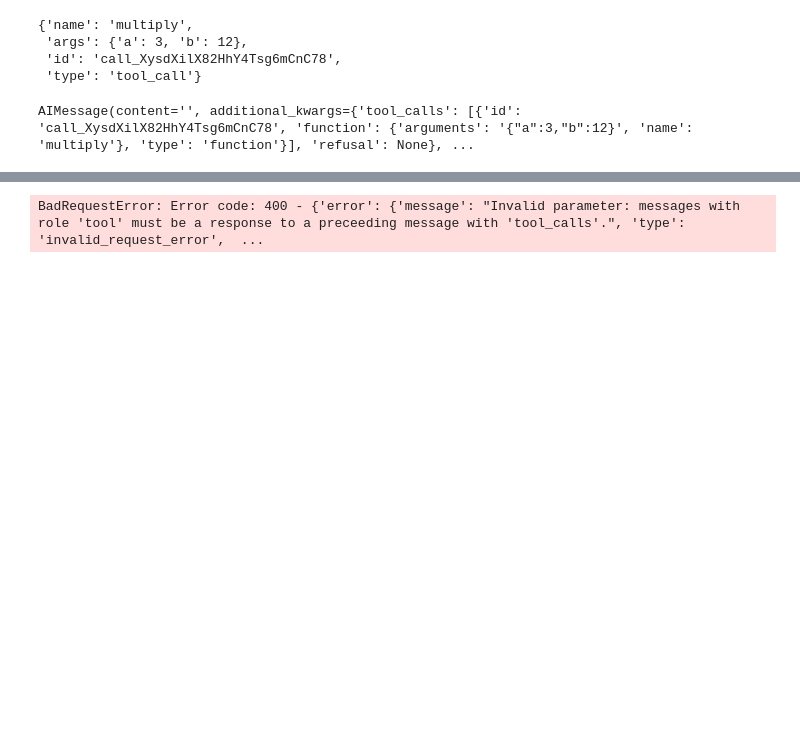
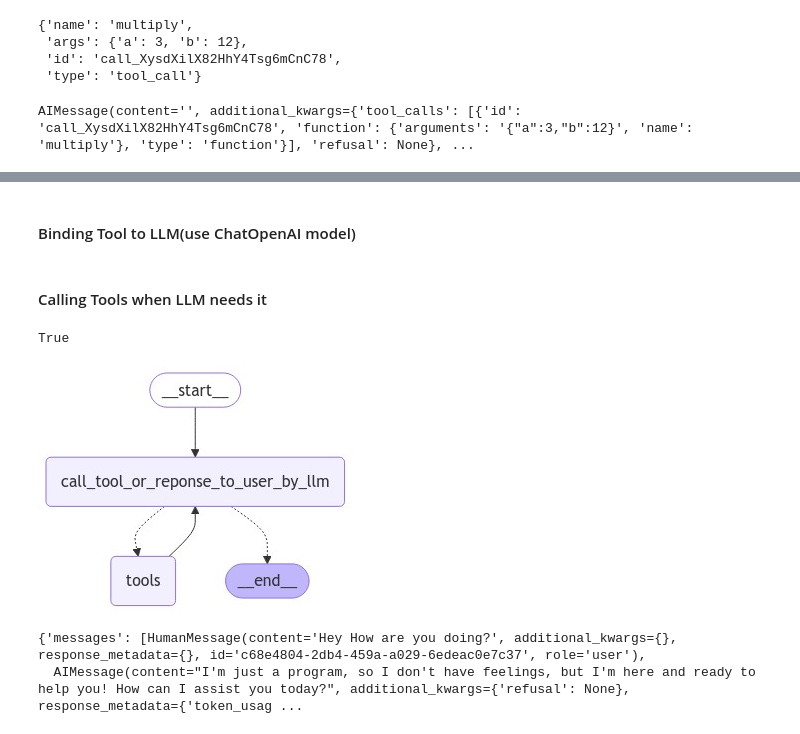
Before and after one commit to adityash97/DataScience, a Jupyter notebook: langchain_components_example/agents.ipynb, the cells around one changed output, grey strips where cells are left out. Cells and saved outputs as stored; diff of their text form; code cells hidden in the pictures; blank space fills up the shorter version.

Commit message:
exmaple of tool call by LLM

```diff
--- a/langchain_components_example/agents.ipynb
+++ b/langchain_components_example/agents.ipynb
@@ -295,7 +263,2 @@ BadRequestError: Error code: 400 - {'error': {'message': "Invalid parameter: mes
-# %%
-from langchain_core.messages import HumanMessage
-messages = [HumanMessage(content=query,role='user')]
-messages.append(tool_message)
-llm_with_tool.invoke(messages)
-# %% [output]
-BadRequestError: Error code: 400 - {'error': {'message': "Invalid parameter: messages with role 'tool' must be a response to a preceeding message with 'tool_calls'.", 'type': 'invalid_request_error',  ...
+# %% [markdown]
+#### Binding Tool to LLM(use ChatOpenAI model)
@@ -301,0 +270,60 @@ BadRequestError: Error code: 400 - {'error': {'message': "Invalid parameter: mes
+# %% [markdown]
+#### Calling Tools when LLM needs it
+# %%
+from IPython.display import display,Image
+from langgraph.graph.message import MessagesState
+from langgraph.prebuilt import ToolNode, tools_condition
+from langgraph.graph import START,StateGraph
+from langchain_openai import ChatOpenAI
+from langchain_core.messages import HumanMessage,SystemMessage
+from pprint import pprint
+from dotenv import load_dotenv
+
+load_dotenv()
+# %% [output]
+True
+# %%
+# tools
+def add(a:int,b:int)-> int:
+    """Help To add two numbers
+
+    Args:
+        a : First Number
+        b : Second Number
+
+    Returns:
+        int : Result Output
+    """
+    return a+b
+
+def multiply(a:int,b:int)-> int:
+    """Help To multiply two numbers
+
+    Args:
+        a : First Number
+        b : Second Number
+
+    Returns:
+        int : Result Output
+    """
+    return a*b
+llm = ChatOpenAI(model="gpt-4o-mini")
+llm_tools = llm.bind_tools([add,multiply])
+
+
+# node
+def call_tool_or_reponse_to_user_by_llm(state:MessagesState):
+    return {"messages":[llm_tools.invoke(state['messages'])]}  # here deciosion will be taken place wether to call the tool or reponse directly to the user
+
+builder = StateGraph(MessagesState)
+builder.add_node("call_tool_or_reponse_to_user_by_llm",call_tool_or_reponse_to_user_by_llm)
+builder.add_node("tools",ToolNode([add,multiply]))
+
+builder.add_edge(START,"call_tool_or_reponse_to_user_by_llm")
+builder.add_conditional_edges("call_tool_or_reponse_to_user_by_llm",tools_condition) # routing between "__end__" or "tools call"
+builder.add_edge("tools","call_tool_or_reponse_to_user_by_llm")
+
+graph = builder.compile()
+display(Image(graph.get_graph().draw_mermaid_png()))
+# %% [output]
+[figure, added]
@@ -301,0 +337,5 @@ BadRequestError: Error code: 400 - {'error': {'message': "Invalid parameter: mes
+# %%
+response
+# %% [output]
+{'messages': [HumanMessage(content='Hey How are you doing?', additional_kwargs={}, response_metadata={}, id='c68e4804-2db4-459a-a029-6edeac0e7c37', role='user'),
+  AIMessage(content="I'm just a program, so I don't have feelings, but I'm here and ready to help you! How can I assist you today?", additional_kwargs={'refusal': None}, response_metadata={'token_usag ...
```
Also changed, not shown: parts of 24 cells of this notebook.
